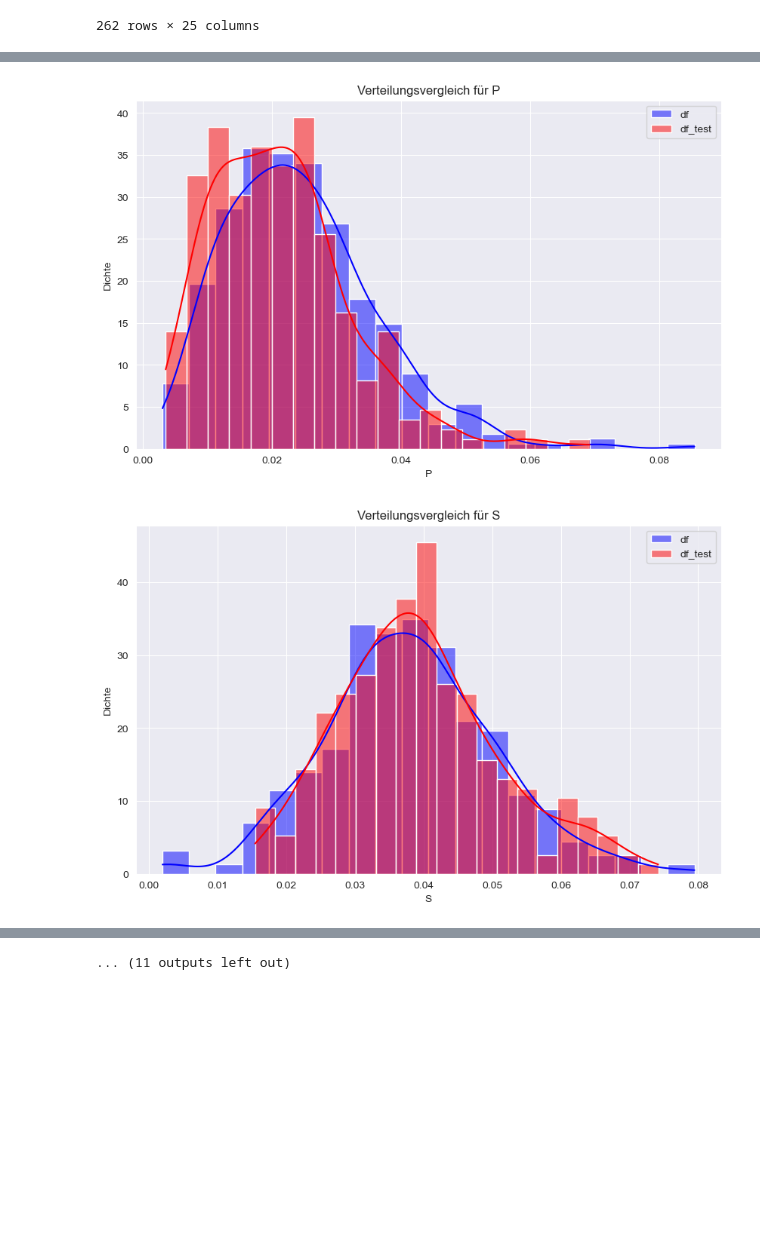
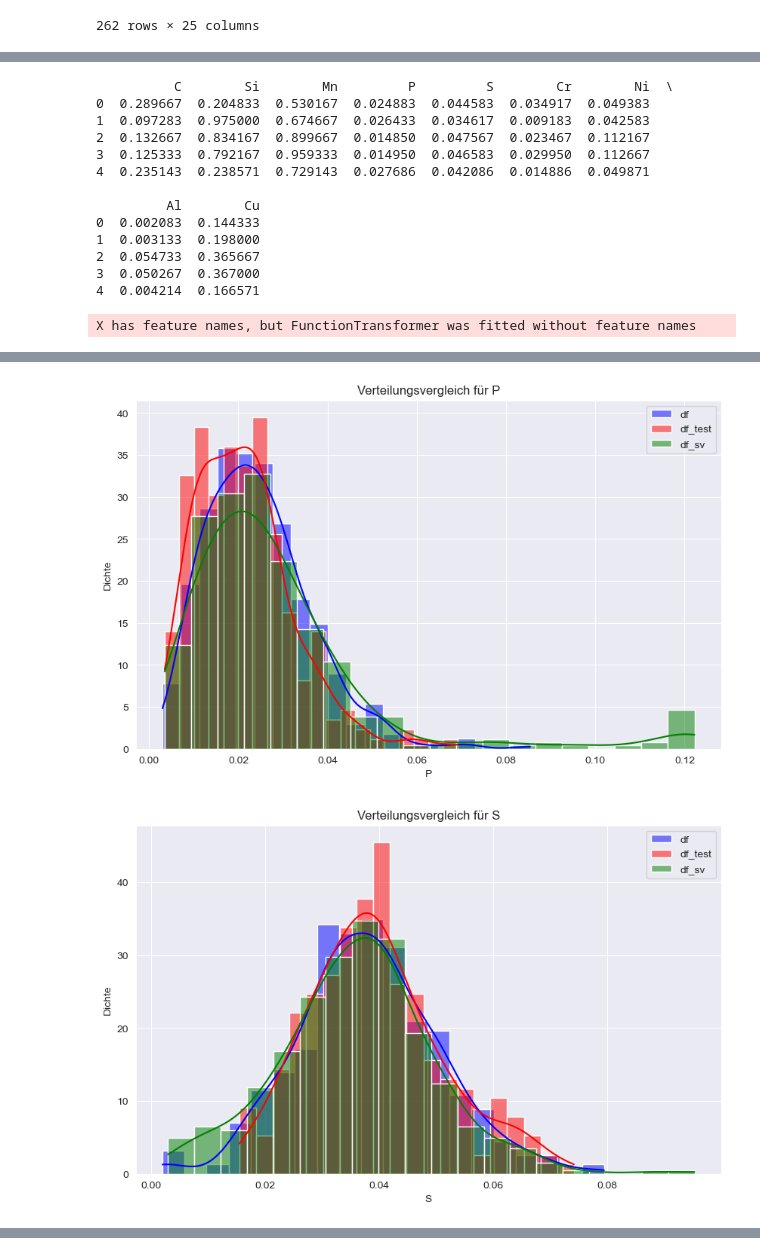
Before and after one commit to Hanh3103/Intelligence-SteelDetection, a Jupyter notebook: data_cleaning.ipynb, the cells around one changed output, grey strips where cells are left out. Drawn from its saved outputs; the diff is of its cells as text; code cells hidden in the pictures; blank space fills up the shorter version.

Commit message:
tried k-means clustering on supervised data. added relevant files and generated a more reader friendly csv (_proper)

```diff
--- a/data_cleaning.ipynb
+++ b/data_cleaning.ipynb
@@ -13,7 +13,7 @@ from scipy.stats import boxcox
 from sklearn.impute import SimpleImputer
 # %%
 # read in the data from csv file
-df = pd.read_csv('data/cleaned data/combined_OESdata.csv')
+df = pd.read_csv('data/cleaned data/combined_OES_data.csv')
 
 # Find rows where 'ID 1' contains an underscore
 mask = df['ID 1'].str.contains('_')
@@ -54,7 +54,7 @@ df = df[~condition]
 # Testdatenset Aufbereitung
 # %%
 # Lies die Daten aus der csv Datei ein
-df_test = pd.read_csv('data/cleaned data/combined_OESdata.csv')
+df_test = pd.read_csv('data/cleaned data/combined_OES_data.csv')
 
 # Find rows where 'ID 1' contains an underscore
 mask = df_test['ID 1'].str.contains('_')
@@ -497,16 +501,24 @@ plt.show()
 # %%
+# read in the data from csv file
+df_sv = pd.read_csv('data/cleaned data/labeled_OES_data.csv')
+df_sv = df_sv.drop(columns=['steel_class'])
+df_sv = df_sv.apply(lambda x: x.str.replace(',', '.').astype(float) if x.name != 'Material' else x)
+print(df_sv.head())
+
 # Standardizing the Data using log1p transformation
 scaler = FunctionTransformer(np.log1p, validate=True)
+df_sv_scaled_array = scaler.transform(df_sv)
 df_scaled_array = scaler.fit_transform(df)
 df_test1_scaled_array = scaler.transform(df_test1)
+
 
 # Umwandlung der skalierten Arrays zurück in DataFrames
 df_scaled = pd.DataFrame(df_scaled_array, columns=df.columns)
 df_test1_scaled = pd.DataFrame(df_test1_scaled_array, columns=df_test1.columns)
+df_sv_scaled = pd.DataFrame(df_sv_scaled_array, columns=df_sv.columns)
 
 # Spalten die verglichen werden sollen
-columns_to_compare = ['C', 'Si', 'Mn', 'P', 'S', 'Cr', 'Mo', 'Ni', 'Al', 'Co', 'Cu', 'Nb', 'Ti', 'V', 'W', 'Pb', 'Sn',
-                      'B', 'Ca', 'Zr', 'As', 'Bi']
+columns_to_compare = ['C','Si','Mn','P','S','Cr','Ni','Al','Cu']
 
 # Erstellen der Diagramme für jede Spalte
 for column in columns_to_compare:
@@ -518,6 +530,9 @@ for column in columns_to_compare:
     # Histogramm für df_test
     sns.histplot(df_test1_scaled[column], color="red", label='df_test', kde=True, stat="density", bins=20)
 
+    # Histogramm für df_sv
+    sns.histplot(df_sv_scaled[column], color="green", label='df_sv', kde=True, stat="density", bins=20)
+
     # Legende und Titel hinzufügen
     plt.legend()
     plt.title(f'Verteilungsvergleich für {column}')
@@ -527,3 +542,17 @@ for column in columns_to_compare:
     # Diagramm anzeigen
     plt.show()
 # %% [output]
+          C        Si        Mn         P         S        Cr        Ni  \
+0  0.289667  0.204833  0.530167  0.024883  0.044583  0.034917  0.049383
+1  0.097283  0.975000  0.674667  0.026433  0.034617  0.009183  0.042583
+2  0.132667  0.834167  0.899667  0.014850  0.047567  0.023467  0.112167
+3  0.125333  0.792167  0.959333  0.014950  0.046583  0.029950  0.112667
+4  0.235143  0.238571  0.729143  0.027686  0.042086  0.014886  0.049871
+
+         Al        Cu
+0  0.002083  0.144333
+1  0.003133  0.198000
+2  0.054733  0.365667
+3  0.050267  0.367000
+4  0.004214  0.166571
+X has feature names, but FunctionTransformer was fitted without feature names
@@ -533,2 +562,2 @@ for column in columns_to_compare:
-[figure, old version]
+[figure, new version]
-[figure, old version]
+[figure, new version]
@@ -542 +567,0 @@ for column in columns_to_compare:
-... (11 outputs left out)
```
Also changed, not shown: parts of 5 cells of this notebook, 9 other files.
